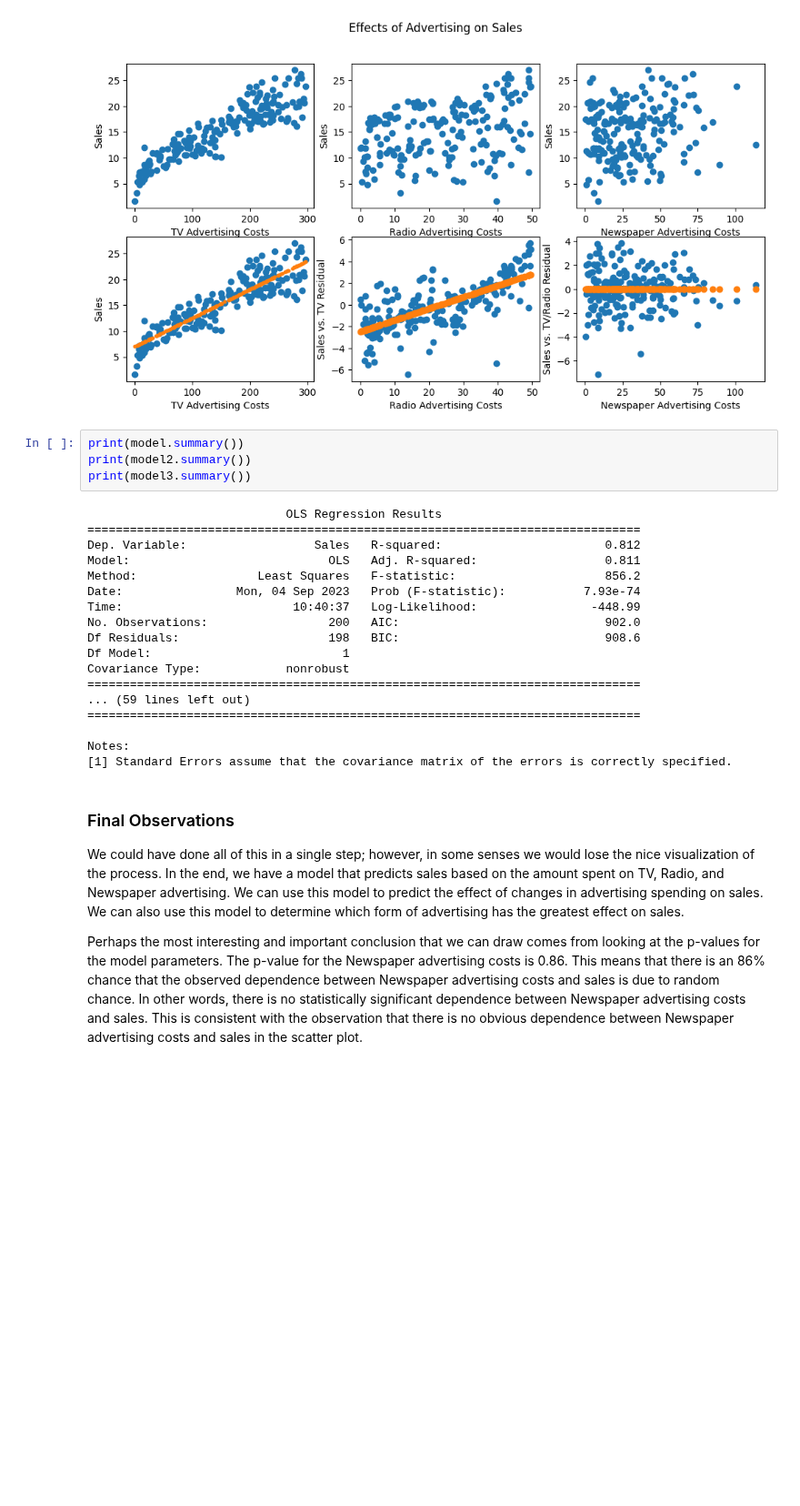
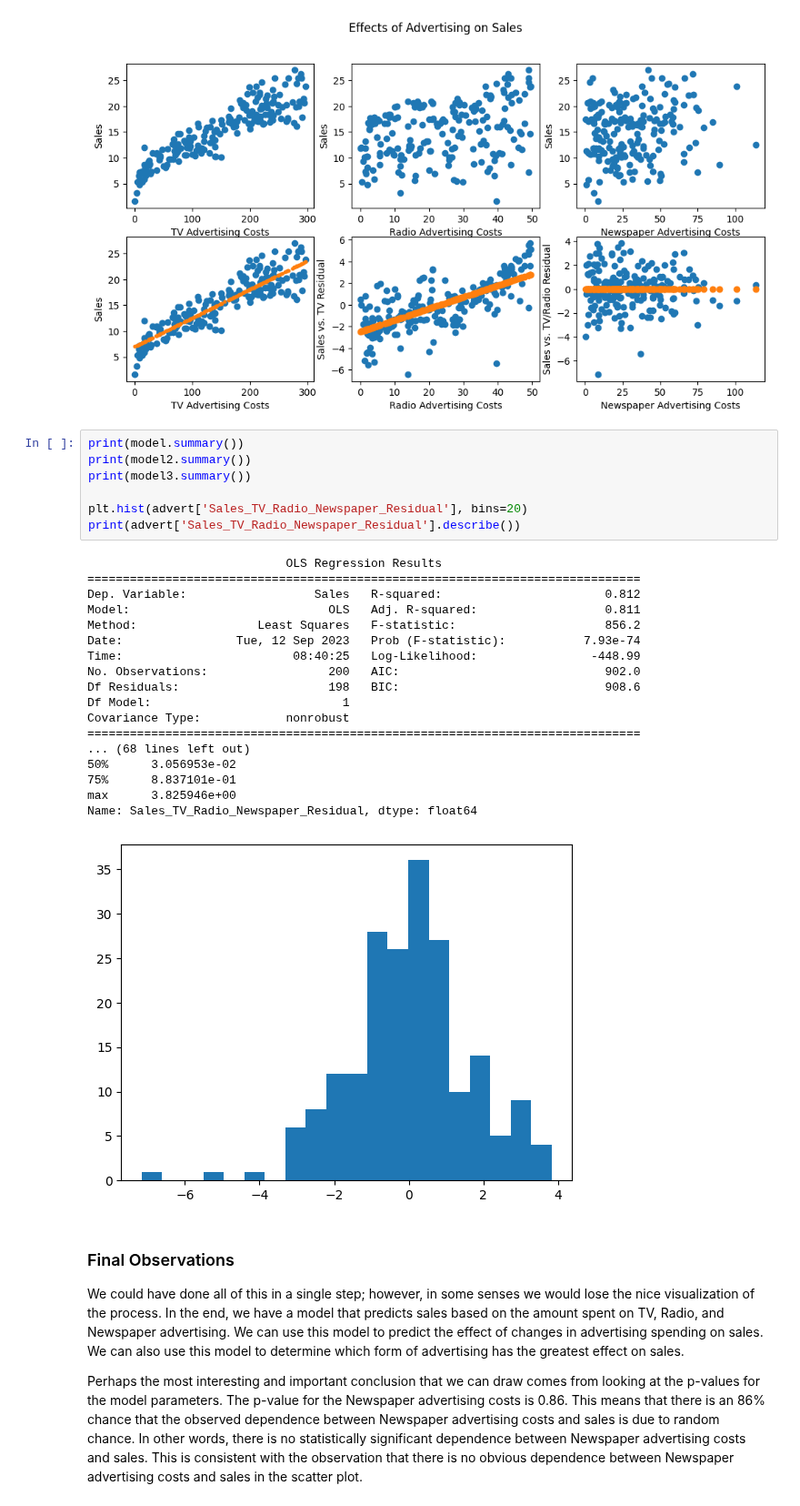
Before and after one commit to brash99/phys441, a Jupyter notebook: JupyterNotebooks/Assignment_Solutions/Assignment2/linear_regression_statsmodels_multifactor.ipynb, the cells around one changed output. Shown at 91% size. Saved outputs shown, nothing was run; the diff lists cells and outputs as text; blank space fills up the shorter version.

```diff
--- a/JupyterNotebooks/Assignment_Solutions/Assignment2/linear_regression_statsmodels_multifactor.ipynb
+++ b/JupyterNotebooks/Assignment_Solutions/Assignment2/linear_regression_statsmodels_multifactor.ipynb
@@ -189,25 +194,29 @@ fig
 # %%
 print(model.summary())
 print(model2.summary())
 print(model3.summary())
+
+plt.hist(advert['Sales_TV_Radio_Newspaper_Residual'], bins=20)
+print(advert['Sales_TV_Radio_Newspaper_Residual'].describe())
 # %% [output]
                             OLS Regression Results
 ==============================================================================
 Dep. Variable:                  Sales   R-squared:                       0.812
 Model:                            OLS   Adj. R-squared:                  0.811
 Method:                 Least Squares   F-statistic:                     856.2
-Date:                Mon, 04 Sep 2023   Prob (F-statistic):           7.93e-74
-Time:                        10:40:37   Log-Likelihood:                -448.99
+Date:                Tue, 12 Sep 2023   Prob (F-statistic):           7.93e-74
+Time:                        08:40:25   Log-Likelihood:                -448.99
 No. Observations:                 200   AIC:                             902.0
 Df Residuals:                     198   BIC:                             908.6
 Df Model:                           1
 Covariance Type:            nonrobust
 ==============================================================================
-... (59 lines left out)
-==============================================================================
-
-Notes:
-[1] Standard Errors assume that the covariance matrix of the errors is correctly specified.
+... (68 lines left out)
+50%      3.056953e-02
+75%      8.837101e-01
+max      3.825946e+00
+Name: Sales_TV_Radio_Newspaper_Residual, dtype: float64
+[figure, added]
 # %% [markdown]
 ### Final Observations
 
```
Also changed, not shown: parts of 6 cells of this notebook, 1 other file.
